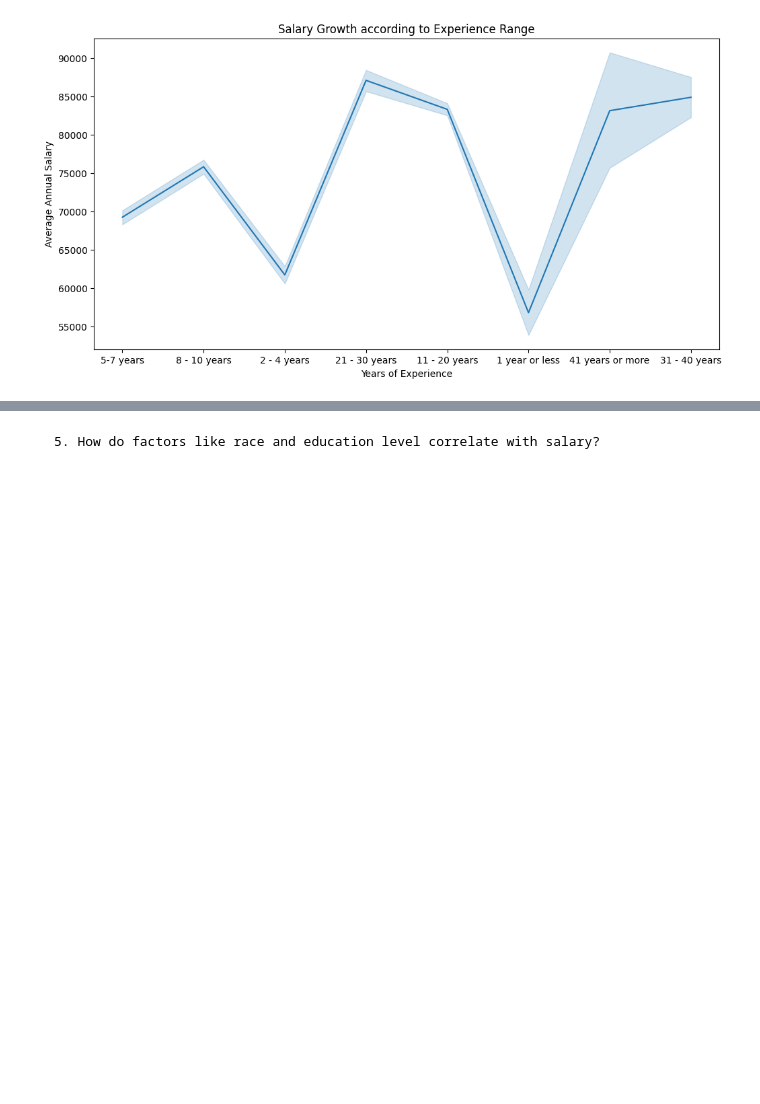
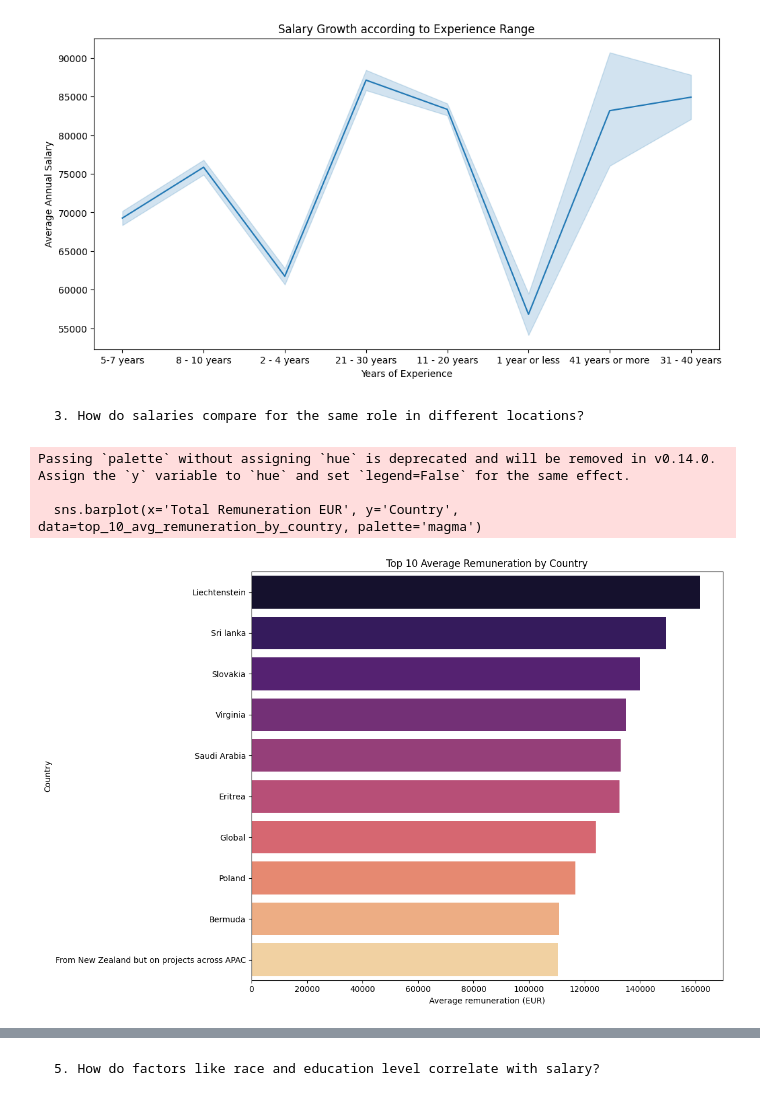
Before and after one commit to Jaddevvv/final_project, a Jupyter notebook: Exercise 99 - Exam - Salaries.ipynb, the cells around one changed output, grey strips where cells are left out. Cells and saved outputs as stored; diff of their text form; code cells hidden in the pictures; blank space fills up the shorter version.

Commit message:
[FINAL] - plottings

```diff
--- a/Exercise 99 - Exam - Salaries.ipynb
+++ b/Exercise 99 - Exam - Salaries.ipynb
@@ -230,5 +230,7 @@ salaries = salaries.drop(salaries[salaries['Total Remuneration'] == 0].index)
 # Dropping the NULL values in the Total Remuneration EUR column because they represent way less than 0.8% of the data. These are the values that were on "Other Currency" column and were not with the "Currency" values USD, EUR, GBP, CAD, AUD, NZD, HKD.
 salaries = salaries.drop(salaries[salaries['Total Remuneration EUR'].isnull()].index)
 
+salaries['Field experience'] = salaries['Field experience'].replace('5-7 years', '5 - 7 years')
+salaries['Gender'] = salaries['Gender'].replace('Other or prefer not to answer', 'Prefer not to answer')
 
 print("We removed", previous_nb_rows - salaries.shape[0], "rows")
@@ -553,3 +536,32 @@ plt.ylabel("Average Annual Salary")
 plt.show()
 # %% [output]
 [figure]
+# %% [markdown]
+
+    3. How do salaries compare for the same role in different locations?
+# %%
+# Random values that we want to ignore
+countries_to_ignore = ['Y', 'bonus based on meeting yearly goals set w/ my supervisor']
+
+filtered_salaries = salaries[salaries['Country'].isin(countries_to_ignore) == False]
+
+
+avg_remuneration_by_country = filtered_salaries.groupby('Country')['Total Remuneration EUR'].mean().reset_index()
+avg_remuneration_by_country = avg_remuneration_by_country.sort_values(by='Total Remuneration EUR', ascending=False)
+
+# Get only the top 10 values so that it is not ugly
+top_10_avg_remuneration_by_country = avg_remuneration_by_country.head(10)
+
+
+plt.figure(figsize=(12, 8))
+sns.barplot(x='Total Remuneration EUR', y='Country', data=top_10_avg_remuneration_by_country, palette='magma')
+plt.title('Top 10 Average Remuneration by Country')
+plt.xlabel('Average remuneration (EUR)')
+plt.ylabel('Country')
+plt.tight_layout()
+plt.show()
+# %% [output]
+Passing `palette` without assigning `hue` is deprecated and will be removed in v0.14.0. Assign the `y` variable to `hue` and set `legend=False` for the same effect.
+
+  sns.barplot(x='Total Remuneration EUR', y='Country', data=top_10_avg_remuneration_by_country, palette='magma')
+[figure, added]
```
Also changed, not shown: parts of 11 cells of this notebook.
